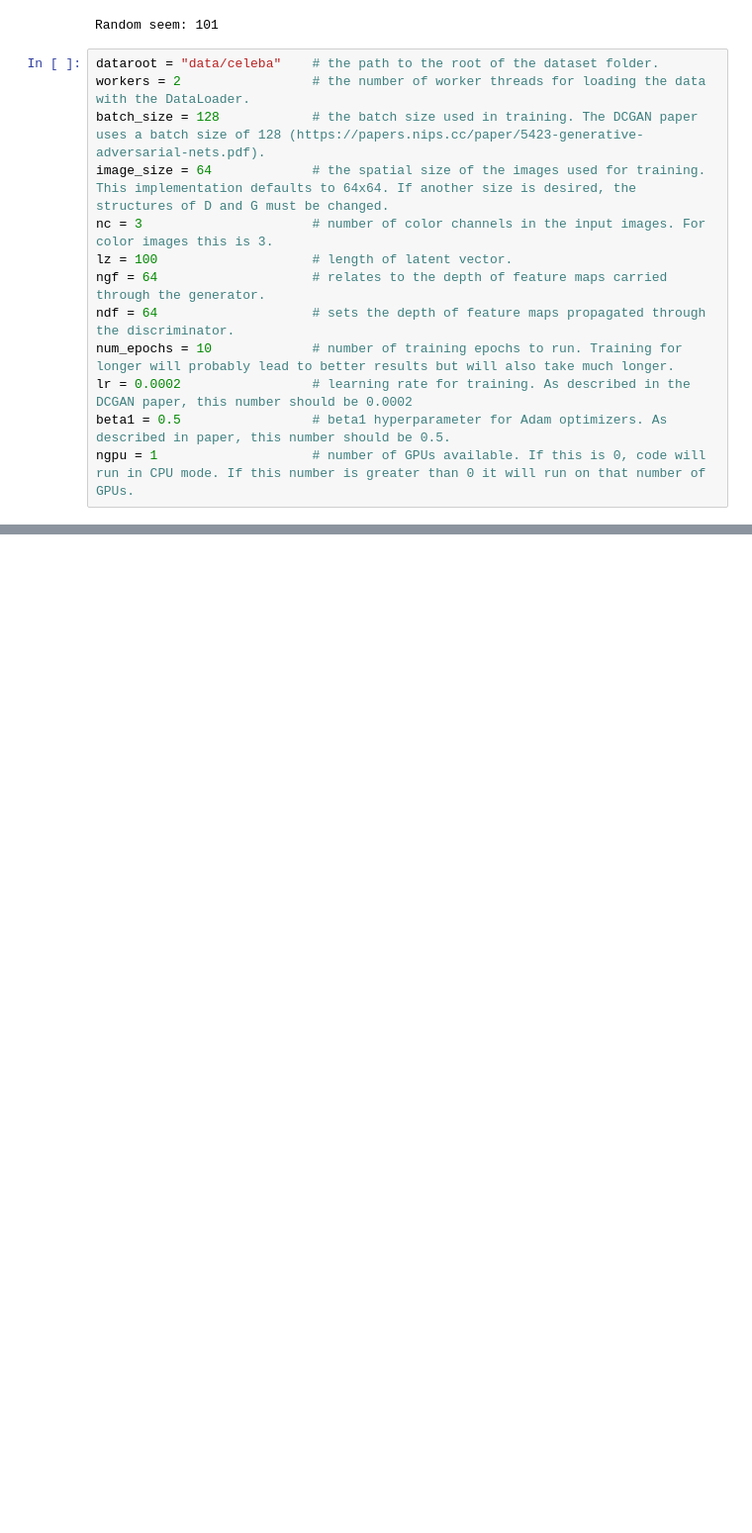
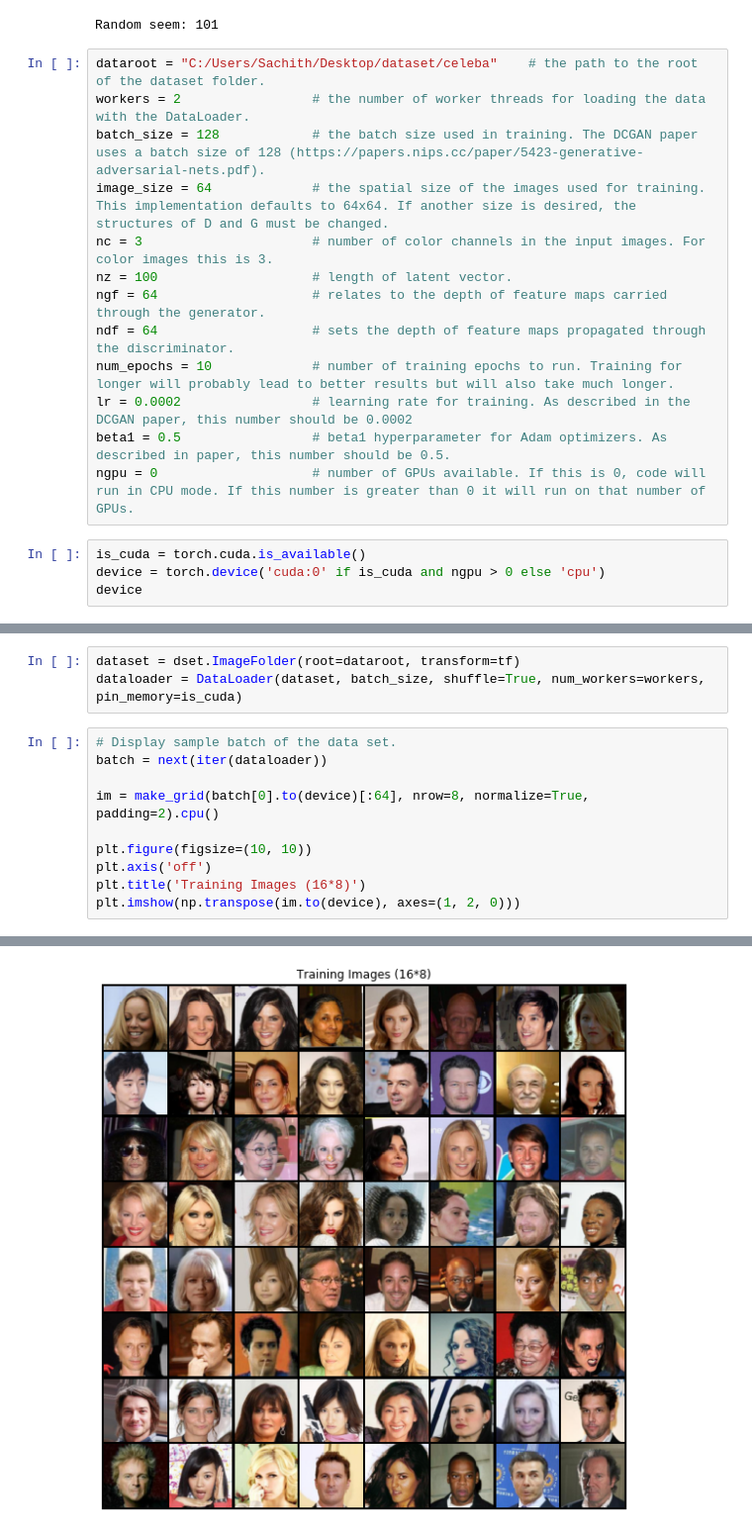
Before and after one commit to sachithdickwella/computervision-pytorch, a Jupyter notebook: src/ipynb/dcgan.ipynb, the cells around one changed output, grey strips where cells are left out. Shown at 99% size. Cells and saved outputs as stored; diff of their text form; blank space fills up the shorter version.

```diff
--- a/src/ipynb/dcgan.ipynb
+++ b/src/ipynb/dcgan.ipynb
@@ -27,15 +26,19 @@ print(f'Random seem: {MANUAL_SEED}')
 # %% [output]
 Random seem: 101
 # %%
-dataroot = "data/celeba"    # the path to the root of the dataset folder.
+dataroot = "C:/Users/Sachith/Desktop/dataset/celeba"    # the path to the root of the dataset folder.
 workers = 2                 # the number of worker threads for loading the data with the DataLoader.
 batch_size = 128            # the batch size used in training. The DCGAN paper uses a batch size of 128 (https://papers.nips.cc/paper/5423-generative-adversarial-nets.pdf).
 image_size = 64             # the spatial size of the images used for training. This implementation defaults to 64x64. If another size is desired, the structures of D and G must be changed.
 nc = 3                      # number of color channels in the input images. For color images this is 3.
-lz = 100                    # length of latent vector.
+nz = 100                    # length of latent vector.
 ngf = 64                    # relates to the depth of feature maps carried through the generator.
 ndf = 64                    # sets the depth of feature maps propagated through the discriminator.
 num_epochs = 10             # number of training epochs to run. Training for longer will probably lead to better results but will also take much longer.
 lr = 0.0002                 # learning rate for training. As described in the DCGAN paper, this number should be 0.0002
 beta1 = 0.5                 # beta1 hyperparameter for Adam optimizers. As described in paper, this number should be 0.5.
-ngpu = 1                    # number of GPUs available. If this is 0, code will run in CPU mode. If this number is greater than 0 it will run on that number of GPUs.
+ngpu = 0                    # number of GPUs available. If this is 0, code will run in CPU mode. If this number is greater than 0 it will run on that number of GPUs.
+# %%
+is_cuda = torch.cuda.is_available()
+device = torch.device('cuda:0' if is_cuda and ngpu > 0 else 'cpu')
+device
@@ -41,0 +58,14 @@ ngpu = 1                    # number of GPUs available. If this is 0, code will
+# %%
+dataset = dset.ImageFolder(root=dataroot, transform=tf)
+dataloader = DataLoader(dataset, batch_size, shuffle=True, num_workers=workers, pin_memory=is_cuda)
+# %%
+# Display sample batch of the data set.
+batch = next(iter(dataloader))
+
+im = make_grid(batch[0].to(device)[:64], nrow=8, normalize=True, padding=2).cpu()
+
+plt.figure(figsize=(10, 10))
+plt.axis('off')
+plt.title('Training Images (16*8)')
+plt.imshow(np.transpose(im.to(device), axes=(1, 2, 0)))
+# %% [output]
@@ -41,0 +73 @@ ngpu = 1                    # number of GPUs available. If this is 0, code will
+[figure, added]
```
Also changed, not shown: parts of 14 cells of this notebook.
